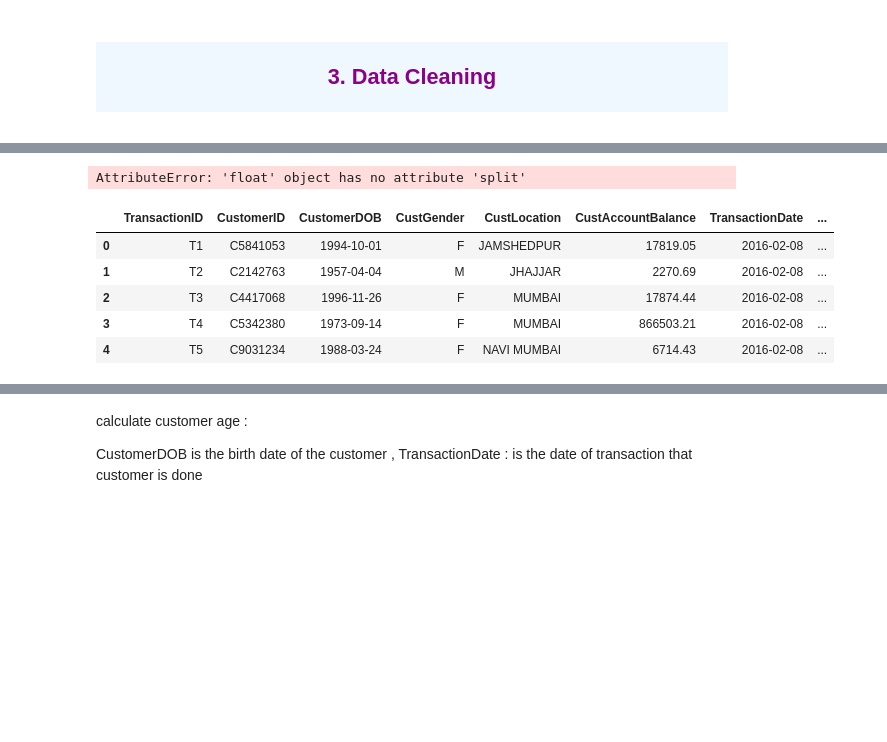
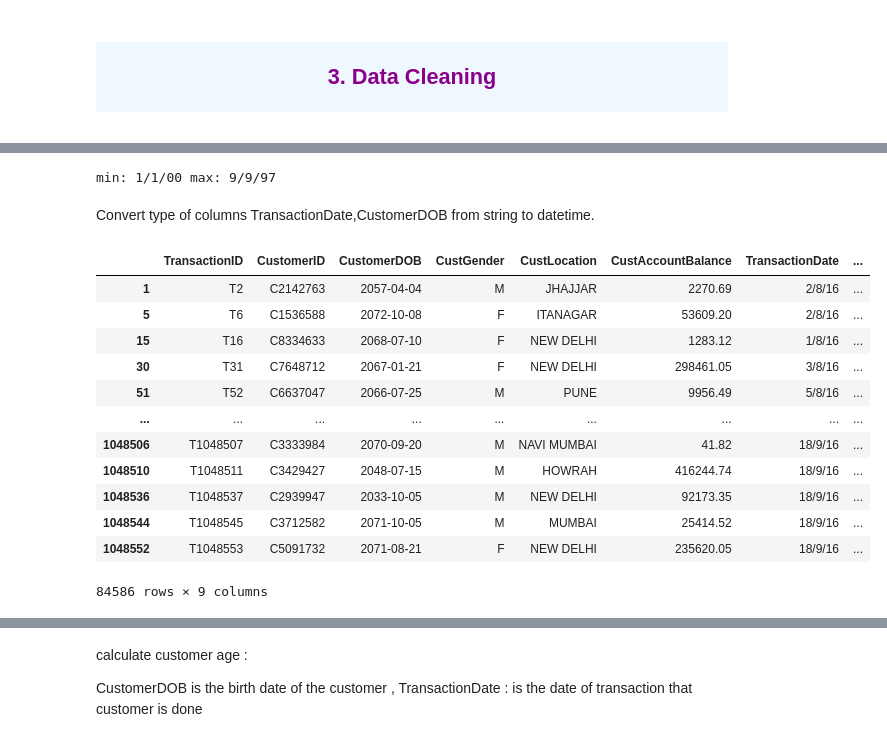
Before and after one commit to ArturoDiaz02/Bank-Customer-Segmentation, a Jupyter notebook: src/notebook/Customer_Segmentation.ipynb, the cells around one changed output, grey strips where cells are left out. Drawn from its saved outputs; the diff is of its cells as text; code cells hidden in the pictures; blank space fills up the shorter version.

```diff
--- a/src/notebook/Customer_Segmentation.ipynb
+++ b/src/notebook/Customer_Segmentation.ipynb
@@ -110,0 +67,2 @@ df.duplicated().sum()
+# %%
+df.dropna(inplace=True)
@@ -126 +93,24 @@ Name: CustomerDOB, Length: 17254, dtype: int64
+# %%
+print("min: " + df['CustomerDOB'].min() + " max: " + df['CustomerDOB'].max())
+# %% [output]
+min: 1/1/00 max: 9/9/97
+# %% [markdown]
+<p>Convert type of columns TransactionDate,CustomerDOB from string to datetime.</p>
+# %%
+df['CustomerDOB'] = pd.to_datetime(df['CustomerDOB'], dayfirst=True)
+df[df['CustomerDOB'] > '2001-01-01']
+# %% [output]
+|  | TransactionID | CustomerID | CustomerDOB | CustGender | CustLocation | CustAccountBalance | TransactionDate | ... |
+| 1 | T2 | C2142763 | 2057-04-04 | M | JHAJJAR | 2270.69 | 2/8/16 | ... |
+| 5 | T6 | C1536588 | 2072-10-08 | F | ITANAGAR | 53609.20 | 2/8/16 | ... |
+| 15 | T16 | C8334633 | 2068-07-10 | F | NEW DELHI | 1283.12 | 1/8/16 | ... |
+| 30 | T31 | C7648712 | 2067-01-21 | F | NEW DELHI | 298461.05 | 3/8/16 | ... |
+| 51 | T52 | C6637047 | 2066-07-25 | M | PUNE | 9956.49 | 5/8/16 | ... |
+| ... | ... | ... | ... | ... | ... | ... | ... | ... |
+| 1048506 | T1048507 | C3333984 | 2070-09-20 | M | NAVI MUMBAI | 41.82 | 18/9/16 | ... |
+| 1048510 | T1048511 | C3429427 | 2048-07-15 | M | HOWRAH | 416244.74 | 18/9/16 | ... |
+| 1048536 | T1048537 | C2939947 | 2033-10-05 | M | NEW DELHI | 92173.35 | 18/9/16 | ... |
+| 1048544 | T1048545 | C3712582 | 2071-10-05 | M | MUMBAI | 25414.52 | 18/9/16 | ... |
+| 1048552 | T1048553 | C5091732 | 2071-08-21 | F | NEW DELHI | 235620.05 | 18/9/16 | ... |
+84586 rows × 9 columns
 # %%
@@ -130,17 +117,0 @@ Name: CustomerDOB, Length: 17254, dtype: int64
-# %%
-# convert type of columns TransactionDate,CustomerDOB from string to datetime
-df = df.loc[~(df['CustomerDOB'] == '1/1/1800')]
-df['TransactionDate'] = pd.to_datetime(df['TransactionDate'])
-df['CustomerDOB'] = df['CustomerDOB'].apply(lambda x: x.split('/')[0] + '/' + x.split('/')[1] + '/19' + x.split('/')[2] if len(x.split('/')[2]) == 2 else '01/01/2010')
-df['CustomerDOB'] = pd.to_datetime(df['CustomerDOB'])
-# %% [output]
-AttributeError: 'float' object has no attribute 'split'
-# %%
-df.head()
-# %% [output]
-|  | TransactionID | CustomerID | CustomerDOB | CustGender | CustLocation | CustAccountBalance | TransactionDate | ... |
-| 0 | T1 | C5841053 | 1994-10-01 | F | JAMSHEDPUR | 17819.05 | 2016-02-08 | ... |
-| 1 | T2 | C2142763 | 1957-04-04 | M | JHAJJAR | 2270.69 | 2016-02-08 | ... |
-| 2 | T3 | C4417068 | 1996-11-26 | F | MUMBAI | 17874.44 | 2016-02-08 | ... |
-| 3 | T4 | C5342380 | 1973-09-14 | F | MUMBAI | 866503.21 | 2016-02-08 | ... |
-| 4 | T5 | C9031234 | 1988-03-24 | F | NAVI MUMBAI | 6714.43 | 2016-02-08 | ... |
```
Also changed, not shown: parts of 49 cells of this notebook.
